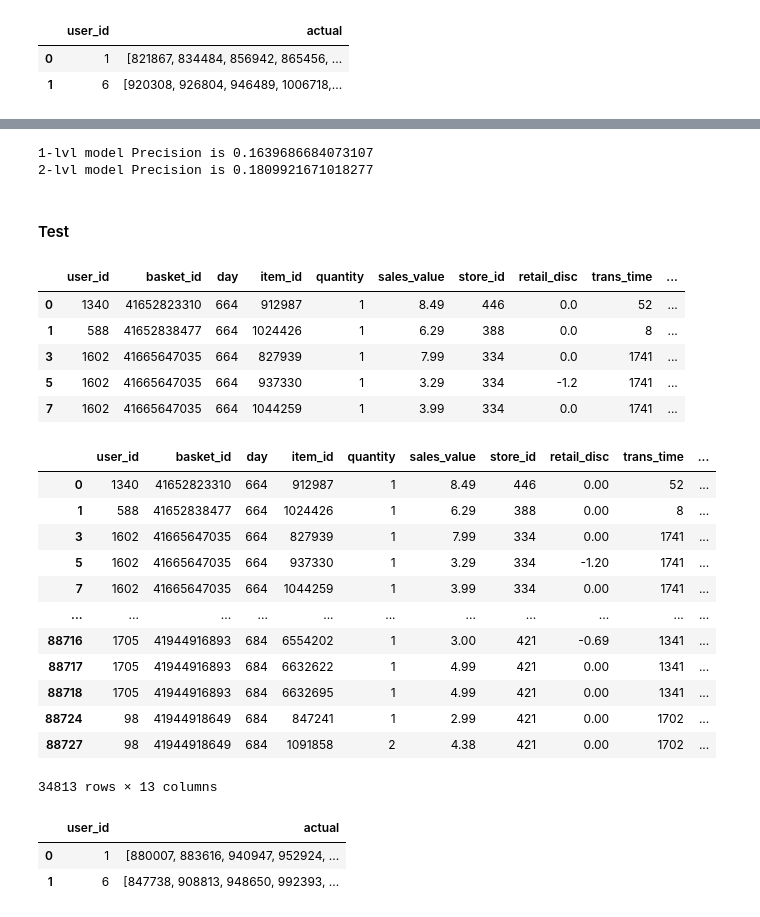
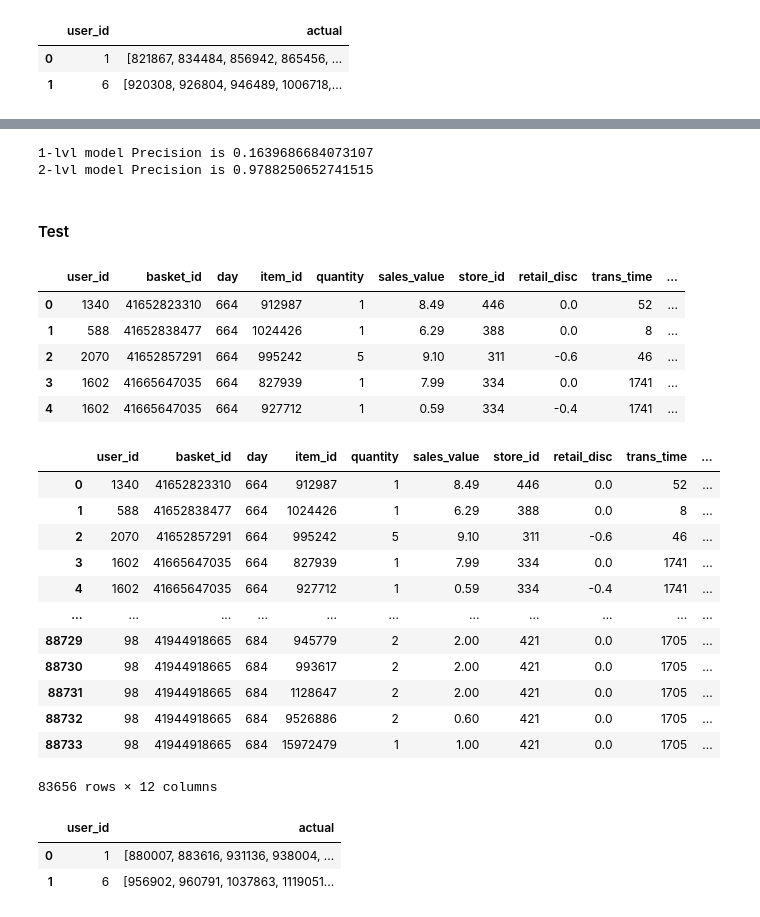
Before and after one commit to mechanic3000/GB_Recommender_systems, a Jupyter notebook: Project.ipynb, the cells around one changed output, grey strips where cells are left out. Drawn from its saved outputs; the diff is of its cells as text; code cells hidden in the pictures.

```diff
--- a/Project.ipynb
+++ b/Project.ipynb
@@ -413,61 +411,53 @@ result_lvl_2.head(3)
 # %%
-prec_1lvl_model = result_lvl_2['user_id'].apply(lambda x:
-                                    precision_at_k(result_lvl_2.loc[result_lvl_2['user_id']==x,
-                                                                          'candidates'].squeeze(),
-                                                   result_lvl_2.loc[result_lvl_2['user_id']==x,
-                                                                          'actual'].squeeze(),
-                                                   k=5)).mean()
+prec_1lvl_model = result_lvl_2.apply(lambda row:
+                        precision_at_k(row[f'own'], row['actual'], 5), axis=1).mean()
 
-prec_2lvl_model = result_lvl_2['user_id'].apply(lambda x:
-                                    precision_at_k(result_lvl_2.loc[result_lvl_2['user_id']==x,
-                                                                          'xgb_candidates'].squeeze(),
-                                                   result_lvl_2.loc[result_lvl_2['user_id']==x,
-                                                                          'actual'].squeeze(),
-                                                   k=5)).mean()
+prec_2lvl_model = result_lvl_2.apply(lambda row:
+                        precision_at_k(row['xgb_candidates'], row['actual'], 5), axis=1).mean()
 
 print(f'1-lvl model Precision is {prec_1lvl_model}\n2-lvl model Precision is {prec_2lvl_model}')
 # %% [output]
 1-lvl model Precision is 0.1639686684073107
-2-lvl model Precision is 0.1809921671018277
+2-lvl model Precision is 0.9788250652741515
 # %% [markdown]
 #### Test
 # %%
 data_test = pd.read_csv('data/retail_test1.csv')
-data_test = prefilter_items(data=data_test, take_n_popular=18000, item_features=item_features)
+# data_test = prefilter_items(data=data_test, take_n_popular=7000, item_features=item_features)
 data_test.head(5)
 # %% [output]
 |  | user_id | basket_id | day | item_id | quantity | sales_value | store_id | retail_disc | trans_time | ... |
 | 0 | 1340 | 41652823310 | 664 | 912987 | 1 | 8.49 | 446 | 0.0 | 52 | ... |
 | 1 | 588 | 41652838477 | 664 | 1024426 | 1 | 6.29 | 388 | 0.0 | 8 | ... |
+| 2 | 2070 | 41652857291 | 664 | 995242 | 5 | 9.10 | 311 | -0.6 | 46 | ... |
 | 3 | 1602 | 41665647035 | 664 | 827939 | 1 | 7.99 | 334 | 0.0 | 1741 | ... |
-| 5 | 1602 | 41665647035 | 664 | 937330 | 1 | 3.29 | 334 | -1.2 | 1741 | ... |
-| 7 | 1602 | 41665647035 | 664 | 1044259 | 1 | 3.99 | 334 | 0.0 | 1741 | ... |
+| 4 | 1602 | 41665647035 | 664 | 927712 | 1 | 0.59 | 334 | -0.4 | 1741 | ... |
 # %%
-data_test = data_test[data_test['user_id'].isin(result_lvl_2['user_id'].unique())]
+data_test = data_test[data_test['user_id'].isin(common_users)]
 
 data_test
 # %% [output]
 |  | user_id | basket_id | day | item_id | quantity | sales_value | store_id | retail_disc | trans_time | ... |
-| 0 | 1340 | 41652823310 | 664 | 912987 | 1 | 8.49 | 446 | 0.00 | 52 | ... |
-| 1 | 588 | 41652838477 | 664 | 1024426 | 1 | 6.29 | 388 | 0.00 | 8 | ... |
-| 3 | 1602 | 41665647035 | 664 | 827939 | 1 | 7.99 | 334 | 0.00 | 1741 | ... |
-| 5 | 1602 | 41665647035 | 664 | 937330 | 1 | 3.29 | 334 | -1.20 | 1741 | ... |
-| 7 | 1602 | 41665647035 | 664 | 1044259 | 1 | 3.99 | 334 | 0.00 | 1741 | ... |
+| 0 | 1340 | 41652823310 | 664 | 912987 | 1 | 8.49 | 446 | 0.0 | 52 | ... |
+| 1 | 588 | 41652838477 | 664 | 1024426 | 1 | 6.29 | 388 | 0.0 | 8 | ... |
+| 2 | 2070 | 41652857291 | 664 | 995242 | 5 | 9.10 | 311 | -0.6 | 46 | ... |
+| 3 | 1602 | 41665647035 | 664 | 827939 | 1 | 7.99 | 334 | 0.0 | 1741 | ... |
+| 4 | 1602 | 41665647035 | 664 | 927712 | 1 | 0.59 | 334 | -0.4 | 1741 | ... |
 | ... | ... | ... | ... | ... | ... | ... | ... | ... | ... | ... |
-| 88716 | 1705 | 41944916893 | 684 | 6554202 | 1 | 3.00 | 421 | -0.69 | 1341 | ... |
-| 88717 | 1705 | 41944916893 | 684 | 6632622 | 1 | 4.99 | 421 | 0.00 | 1341 | ... |
-| 88718 | 1705 | 41944916893 | 684 | 6632695 | 1 | 4.99 | 421 | 0.00 | 1341 | ... |
-| 88724 | 98 | 41944918649 | 684 | 847241 | 1 | 2.99 | 421 | 0.00 | 1702 | ... |
-| 88727 | 98 | 41944918649 | 684 | 1091858 | 2 | 4.38 | 421 | 0.00 | 1702 | ... |
+| 88729 | 98 | 41944918665 | 684 | 945779 | 2 | 2.00 | 421 | 0.0 | 1705 | ... |
+| 88730 | 98 | 41944918665 | 684 | 993617 | 2 | 2.00 | 421 | 0.0 | 1705 | ... |
+| 88731 | 98 | 41944918665 | 684 | 1128647 | 2 | 2.00 | 421 | 0.0 | 1705 | ... |
+| 88732 | 98 | 41944918665 | 684 | 9526886 | 2 | 0.60 | 421 | 0.0 | 1705 | ... |
+| 88733 | 98 | 41944918665 | 684 | 15972479 | 1 | 1.00 | 421 | 0.0 | 1705 | ... |
-34813 rows × 13 columns
+83656 rows × 12 columns
 # %%
 result_test = data_test.groupby('user_id')['item_id'].unique().reset_index()
 result_test.columns=['user_id', 'actual']
 result_test.head(2)
 # %% [output]
 |  | user_id | actual |
-| 0 | 1 | [880007, 883616, 940947, 952924, ... |
-| 1 | 6 | [847738, 908813, 948650, 992393, ... |
+| 0 | 1 | [880007, 883616, 931136, 938004, ... |
+| 1 | 6 | [956902, 960791, 1037863, 1119051... |
 # %%
 %%time
 
```
Also changed, not shown: parts of 35 cells of this notebook, 4 other files.
